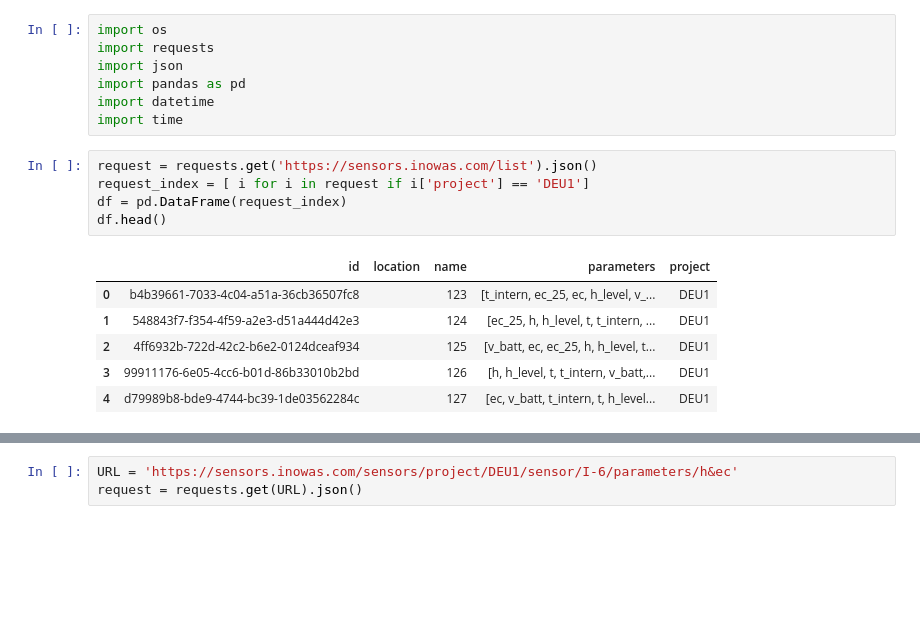
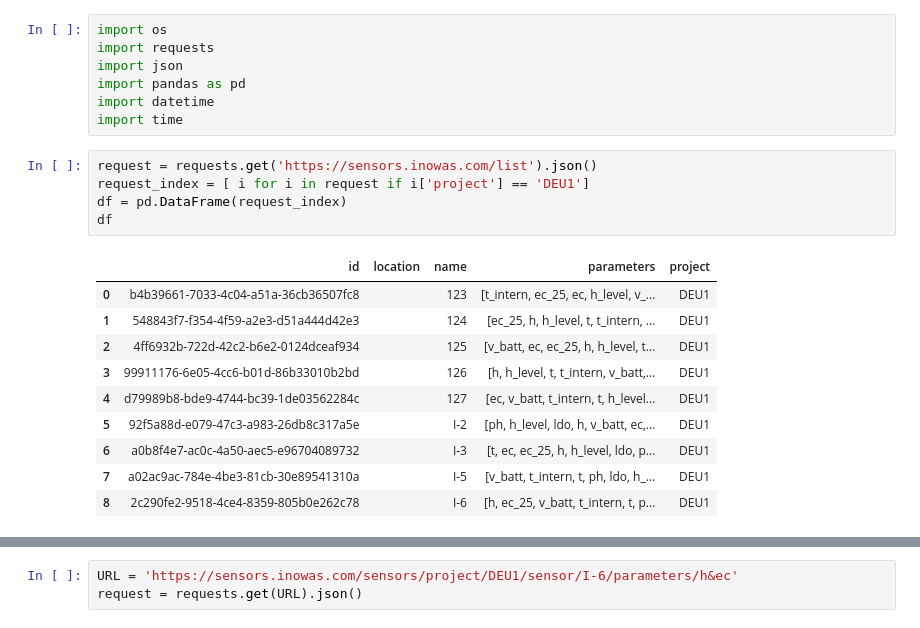
Before and after one commit to vieirasaulo/wasserweise, a Jupyter notebook: API.ipynb, the cells around one changed output, grey strips where cells are left out. Cells and saved outputs as stored; diff of their text form; blank space fills up the shorter version.

```diff
--- a/API.ipynb
+++ b/API.ipynb
@@ -12,12 +12,16 @@ import time
 # %%
 request = requests.get('https://sensors.inowas.com/list').json()
 request_index = [ i for i in request if i['project'] == 'DEU1']
 df = pd.DataFrame(request_index)
-df.head()
+df
 # %% [output]
 |  | id | location | name | parameters | project |
 | 0 | b4b39661-7033-4c04-a51a-36cb36507fc8 |  | 123 | [t_intern, ec_25, ec, h_level, v_... | DEU1 |
 | 1 | 548843f7-f354-4f59-a2e3-d51a444d42e3 |  | 124 | [ec_25, h, h_level, t, t_intern, ... | DEU1 |
 | 2 | 4ff6932b-722d-42c2-b6e2-0124dceaf934 |  | 125 | [v_batt, ec, ec_25, h, h_level, t... | DEU1 |
 | 3 | 99911176-6e05-4cc6-b01d-86b33010b2bd |  | 126 | [h, h_level, t, t_intern, v_batt,... | DEU1 |
 | 4 | d79989b8-bde9-4744-bc39-1de03562284c |  | 127 | [ec, v_batt, t_intern, t, h_level... | DEU1 |
+| 5 | 92f5a88d-e079-47c3-a983-26db8c317a5e |  | I-2 | [ph, h_level, ldo, h, v_batt, ec,... | DEU1 |
+| 6 | a0b8f4e7-ac0c-4a50-aec5-e96704089732 |  | I-3 | [t, ec, ec_25, h, h_level, ldo, p... | DEU1 |
+| 7 | a02ac9ac-784e-4be3-81cb-30e89541310a |  | I-5 | [v_batt, t_intern, t, ph, ldo, h_... | DEU1 |
+| 8 | 2c290fe2-9518-4ce4-8359-805b0e262c78 |  | I-6 | [h, ec_25, v_batt, t_intern, t, p... | DEU1 |
```
Also changed, not shown: parts of 3 cells of this notebook, 30 other files.
